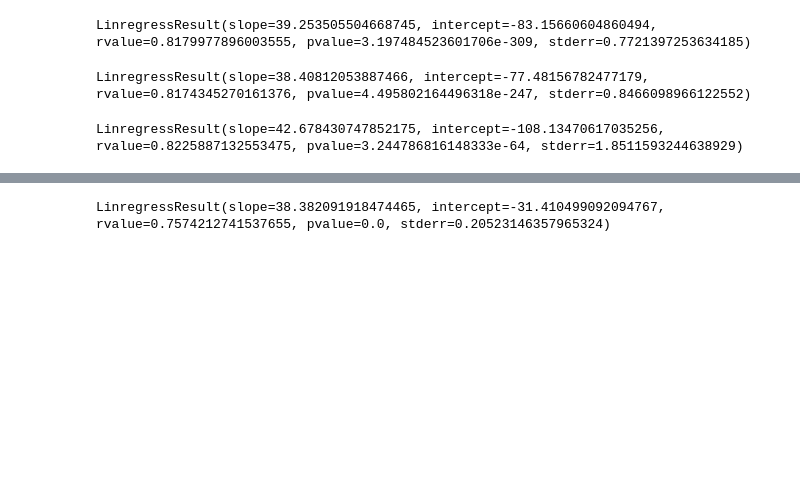
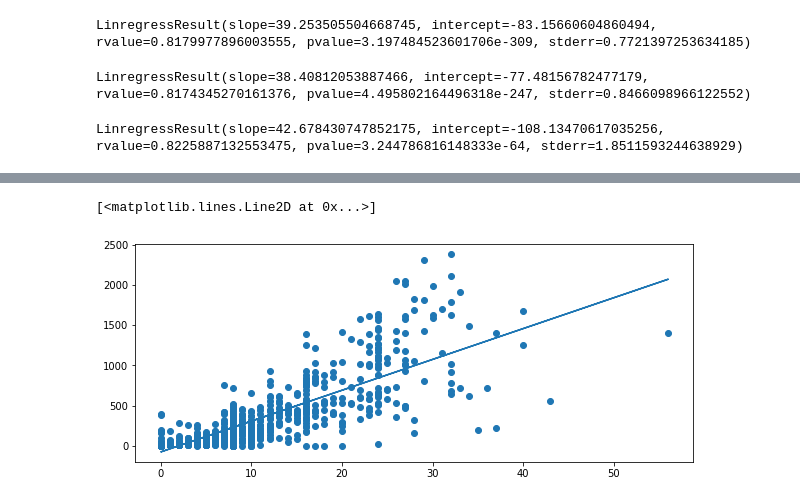
Before and after one commit to Yeghon/CCI508, a Jupyter notebook: PlayAround.ipynb, the cells around one changed output, grey strips where cells are left out. Cells and saved outputs as stored; diff of their text form; code cells hidden in the pictures; blank space fills up the shorter version.

```diff
--- a/PlayAround.ipynb
+++ b/PlayAround.ipynb
@@ -99,5 +95,9 @@ plt.scatter(xx, yy)
-# %%
-xxc = stats.linregress(xx, yy)
-xxc
-# %% [output]
-LinregressResult(slope=38.382091918474465, intercept=-31.410499092094767, rvalue=0.7574212741537655, pvalue=0.0, stderr=0.20523146357965324)
+# %%
+ #Fit training dataset
+plt.figure(figsize=(10, 4))
+plt.scatter(xTrain, yTrain)
+newModel = list(map(myfunc, xTrain))
+plt.plot(xTrain, newModel)
+# %% [output]
+[<matplotlib.lines.Line2D at 0x...>]
+[figure, added]
```
Also changed, not shown: parts of 13 cells of this notebook.
